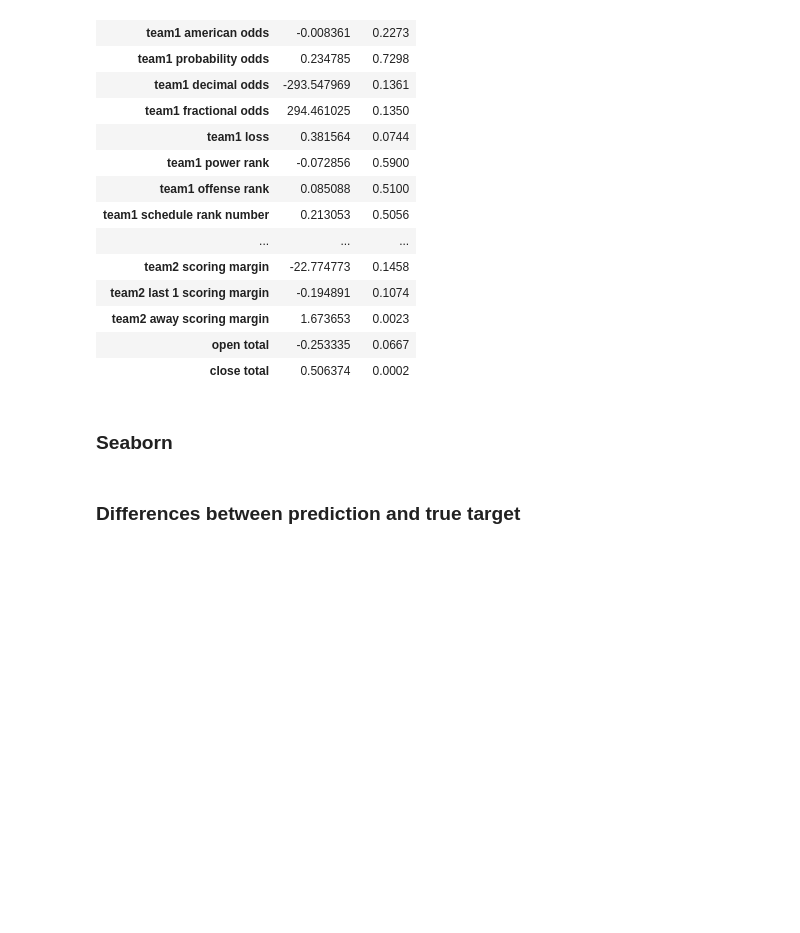
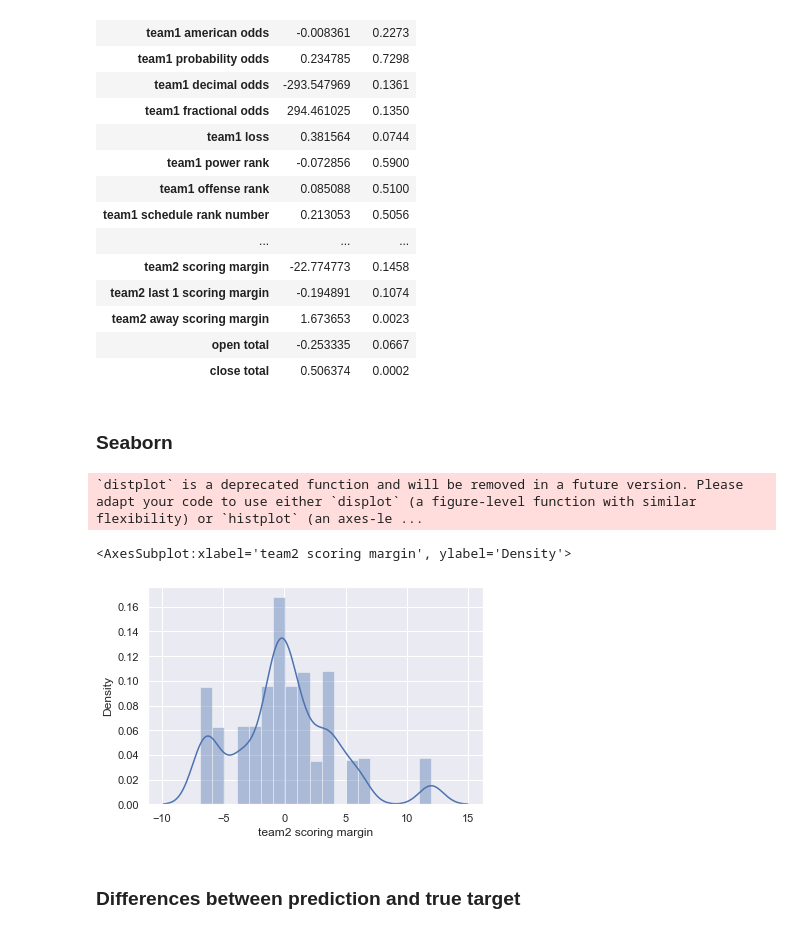
Before and after one commit to tamle7422/regression, a Jupyter notebook: nba.ipynb, the cells around one changed output. Saved outputs shown, nothing was run; the diff lists cells and outputs as text; code cells hidden in the pictures; blank space fills up the shorter version.

```diff
--- a/nba.ipynb
+++ b/nba.ipynb
@@ -973,6 +991,12 @@ pValues
 # %%
 import seaborn as sns
 sns.set()
+# %%
+sns.distplot(dfFilterNba["team2 scoring margin"])
+# %% [output]
+`distplot` is a deprecated function and will be removed in a future version. Please adapt your code to use either `displot` (a figure-level function with similar flexibility) or `histplot` (an axes-le ...
+<AxesSubplot:xlabel='team2 scoring margin', ylabel='Density'>
+[figure, added]
 # %% [markdown]
 ### Differences between prediction and true target
 # %%
```
Also changed, not shown: parts of 16 cells of this notebook.
